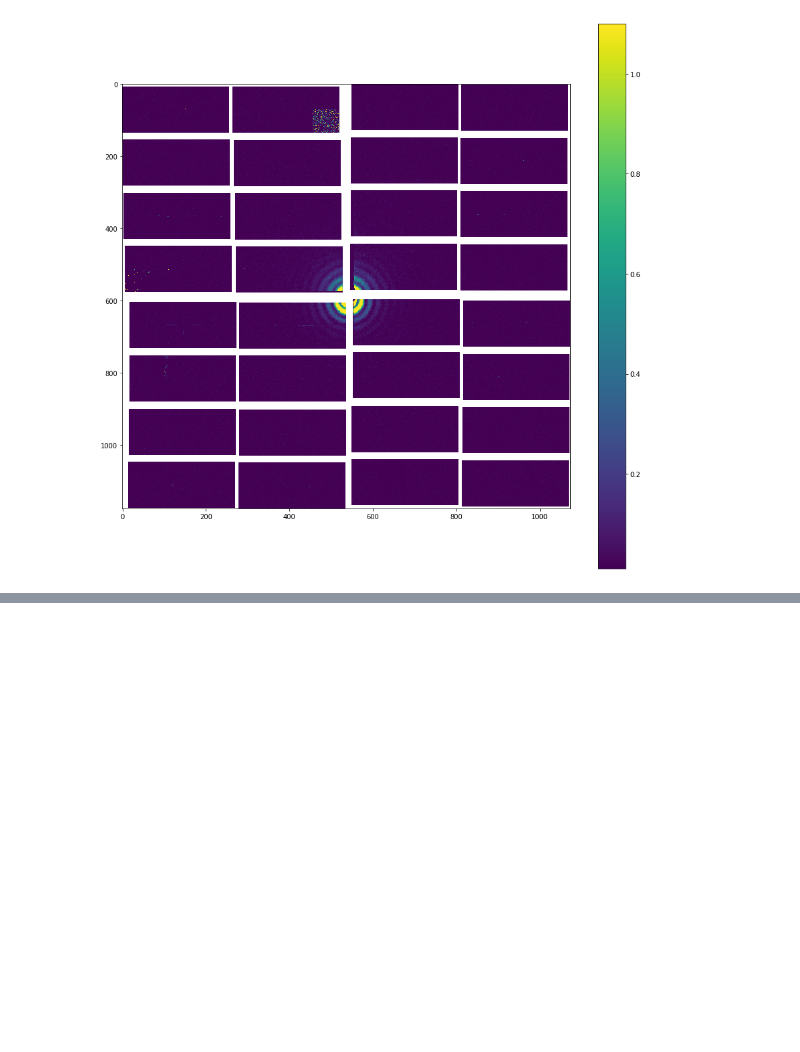
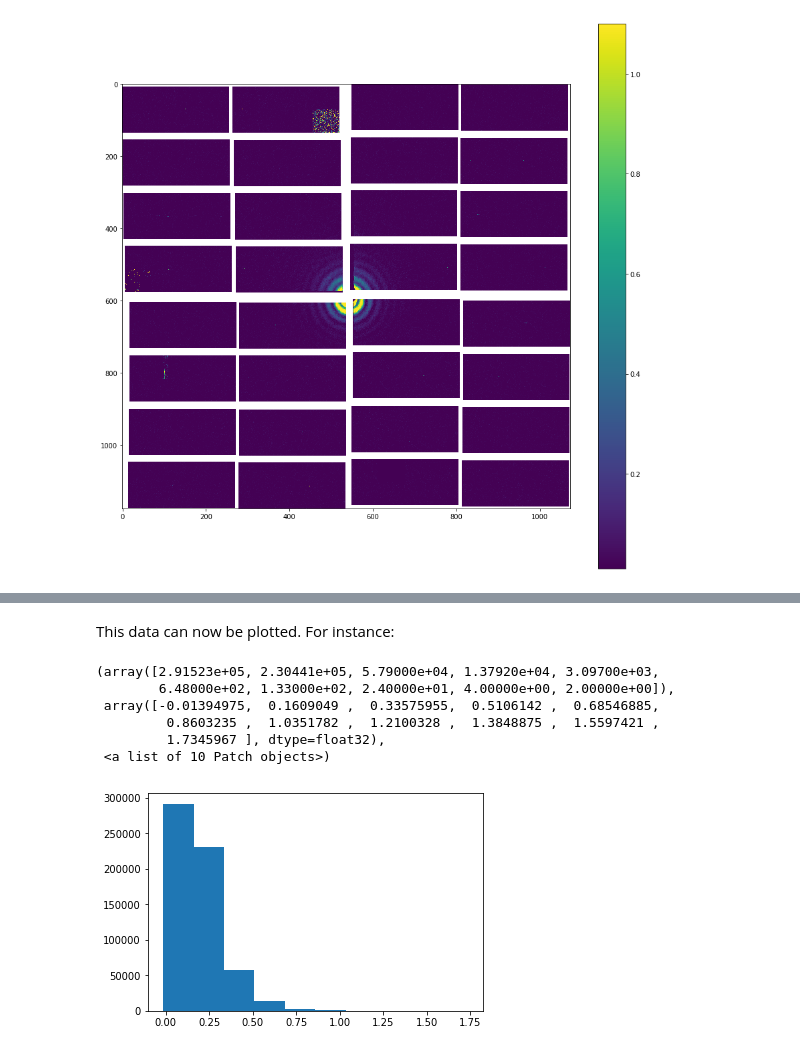
Before and after one commit to marijanbeg/scs-processing, a Jupyter notebook: tutorial.ipynb, the cells around one changed output, grey strips where cells are left out. Cells and saved outputs as stored; diff of their text form; code cells hidden in the pictures; blank space fills up the shorter version.

```diff
--- a/tutorial.ipynb
+++ b/tutorial.ipynb
@@ -20,6 +20,6 @@ In the next cell, we specify:
 - (if necessary) dark run number
 # %%
 proposal = 2530
-run = 50
+run = 51
 dark_run = 49
 # %% [markdown]
@@ -164,0 +175,17 @@ plt.colorbar()
+# %%
+pattern = ['image', 'dark'] * 99 + ['end_run']
+module = pr.Module(proposal=proposal, run=run, module=0, pattern=pattern)
+
+xgm_values = module.xgm.data
+# %% [markdown]
+This data can now be plotted. For instance:
+# %%
+plt.hist(xgm_values)
+# %% [output]
+(array([2.91523e+05, 2.30441e+05, 5.79000e+04, 1.37920e+04, 3.09700e+03,
+        6.48000e+02, 1.33000e+02, 2.40000e+01, 4.00000e+00, 2.00000e+00]),
+ array([-0.01394975,  0.1609049 ,  0.33575955,  0.5106142 ,  0.68546885,
+         0.8603235 ,  1.0351782 ,  1.2100328 ,  1.3848875 ,  1.5597421 ,
+         1.7345967 ], dtype=float32),
+ <a list of 10 Patch objects>)
+[figure, added]
```
Also changed, not shown: parts of 8 cells of this notebook.
